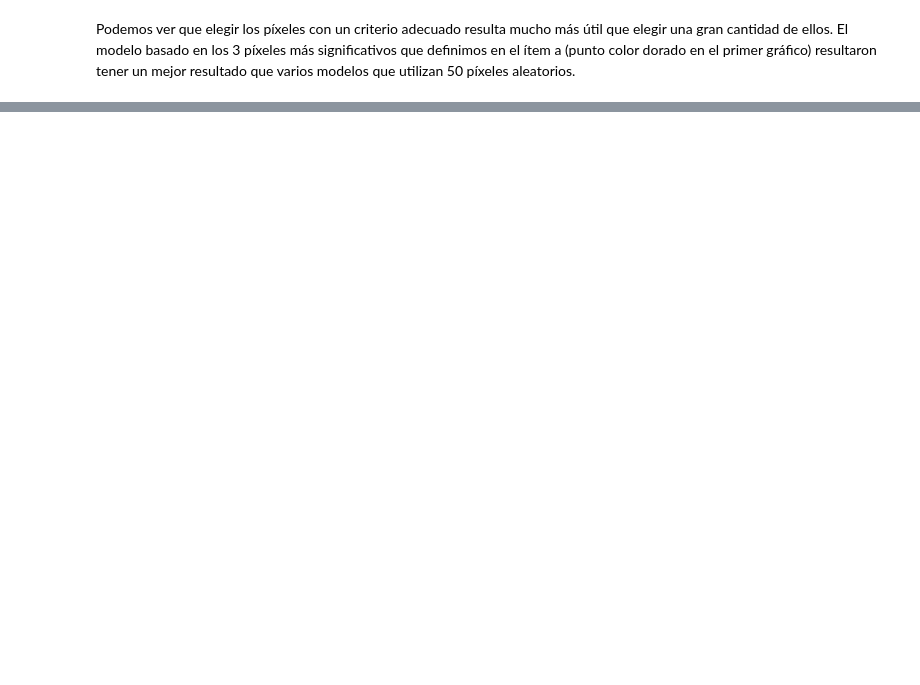
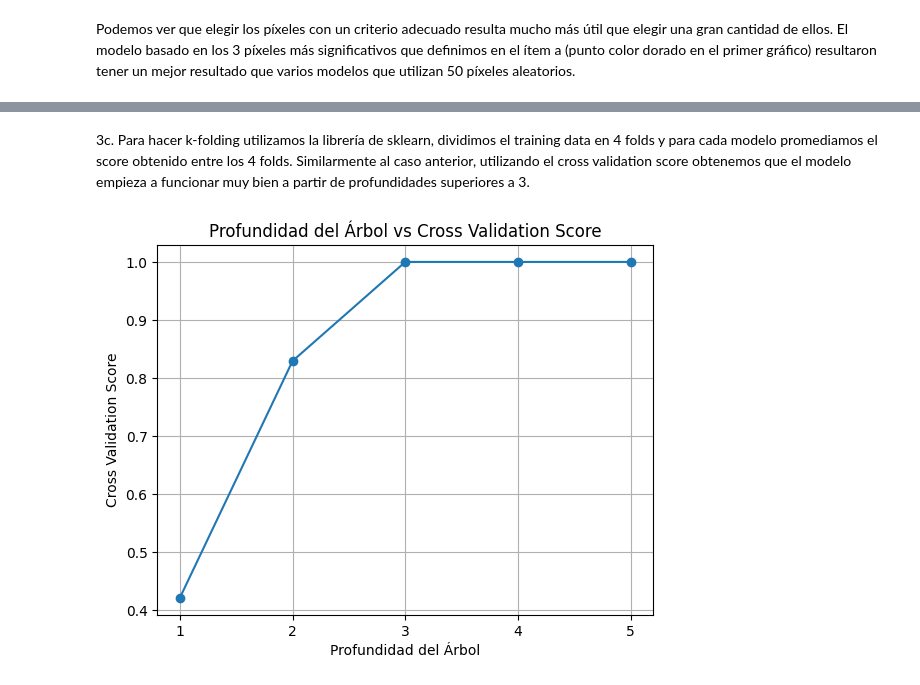
Before and after one commit to lucasGalliCasado/TP2LaboDeDatos, a Jupyter notebook: tp2.ipynb, the cells around one changed output, grey strips where cells are left out. Drawn from its saved outputs; the diff is of its cells as text; code cells hidden in the pictures; blank space fills up the shorter version.

```diff
--- a/tp2.ipynb
+++ b/tp2.ipynb
@@ -482,0 +481,8 @@ Podemos ver que elegir los píxeles con un criterio adecuado resulta mucho más
+# %%
+# importacion de los datos de vocales
+vowels = datos[(datos['label'] == 0) | (datos['label'] == 4) | (datos['label'] == 8) |
+                (datos['label'] == 14) | (datos['label'] == 20)]
+# separacion de los datos de train y de test
+y = vowels.label
+X_train, X_test, y_train, y_test = train_test_split(vowels, y, test_size=0.15,
+                                                    random_state=7, stratify=y, shuffle=True)
@@ -482,0 +491,18 @@ Podemos ver que elegir los píxeles con un criterio adecuado resulta mucho más
+# %%
+# lista que contiene 4 modelos de arbol de profundidad: indice + 1
+trees = [DecisionTreeClassifier(criterion="entropy", max_depth=i+1) for i in range(5)]
+# se entrenan los modelos
+for tree in trees:
+    tree.fit(X_train, y_train)
+# score individual de cada modelo
+scores = [accuracy_score(y_test, tree.predict(X_test)) for tree in trees]
+
+#Graficamos el score individual (profundidad -> score)
+depths = list(range(1,6))
+plt.plot(depths, scores, marker='o')
+plt.title('Profundidad del Árbol vs Score')
+plt.xlabel('Profundidad del Árbol')
+plt.ylabel('Score')
+plt.xticks(depths)
+plt.grid(True)
+plt.show()
@@ -482,0 +511,19 @@ Podemos ver que elegir los píxeles con un criterio adecuado resulta mucho más
+# %% [markdown]
+3c. Para hacer k-folding utilizamos la librería de sklearn, dividimos el training data en 4 folds y para cada modelo promediamos el score obtenido entre los 4 folds. Similarmente al caso anterior, utilizando el cross validation score obtenemos que el modelo empieza a funcionar muy bien a partir de profundidades superiores a 3.
+# %%
+# lista que contiene el score de cada modelo segun cross validation
+k_fold_scores = [cross_val_score(tree, X_train, y_train, cv=4) for tree in trees]
+# se queda con la media del score de los folds
+for i in range(len(k_fold_scores)):
+    k_fold_scores[i] = sum(k_fold_scores[i])/len(k_fold_scores[i])
+
+# graficamos el cross validation score (profundidad -> score)
+plt.plot(depths, k_fold_scores, marker='o')
+plt.title('Profundidad del Árbol vs Cross Validation Score')
+plt.xlabel('Profundidad del Árbol')
+plt.ylabel('Cross Validation Score')
+plt.xticks(depths)
+plt.grid(True)
+plt.show()
+# %% [output]
+[figure, added]
```
Also changed, not shown: parts of 22 cells of this notebook, 2 other files.
